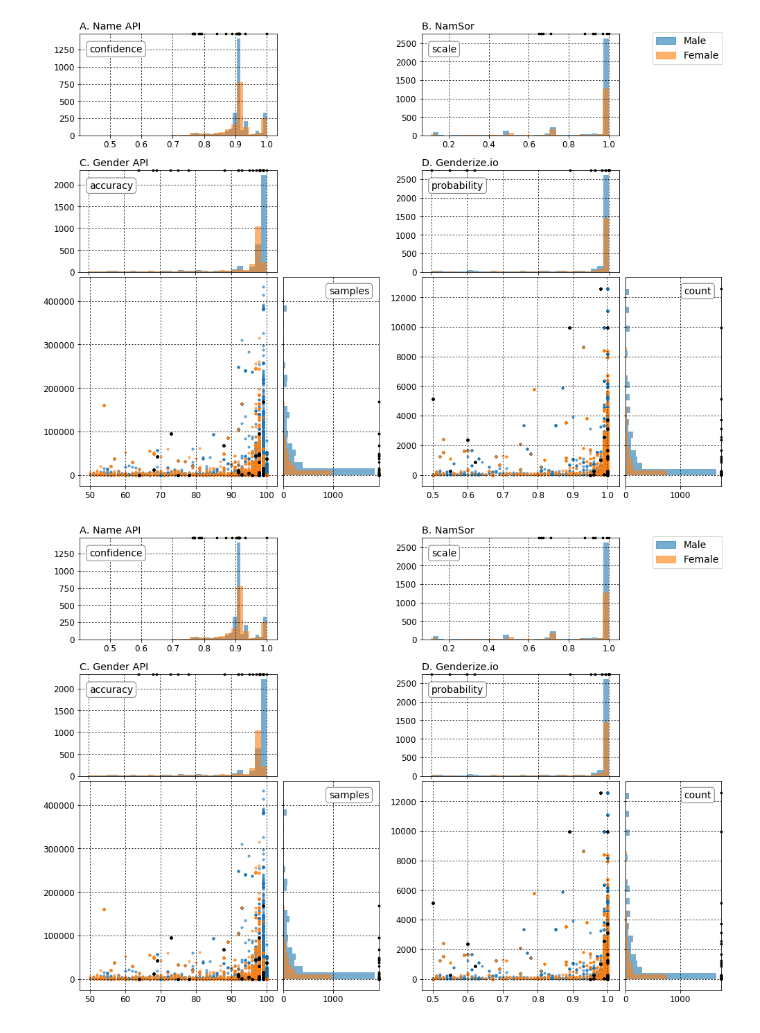
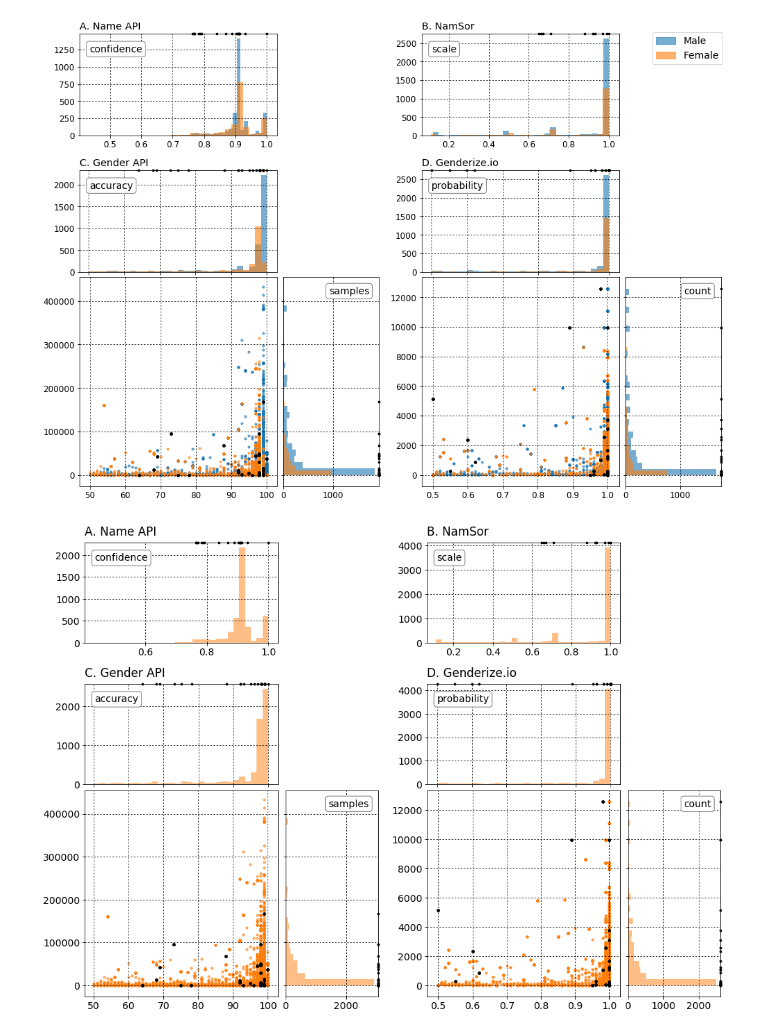
Before and after one commit to GenderGapSTEM-PublicationAnalysis/name_gender_inference, a Jupyter notebook: Plot_parameter_distribution.ipynb, the cells around one changed output. Drawn from its saved outputs; the diff is of its cells as text; code cells hidden in the pictures.

Commit message:
Plot of parameter distribution without f/m split

```diff
--- a/Plot_parameter_distribution.ipynb
+++ b/Plot_parameter_distribution.ipynb
@@ -440,81 +440,66 @@ plt.savefig('paper/submission/parameter_distribution.pdf', bbox_inches='tight')
 # %% [output]
 [figure]
 # %%
-matplotlib.rcParams.update({'font.size': 13})
+matplotlib.rcParams.update({'font.size': 14})
 # %%
 nbins = 30
-alpha = 0.6
-color_m = 'C0'
-color_f = 'C1'
+alpha = 0.5
+color = 'C1'
 color_grid = 'k'
 markersize_grid = 30
 alpha_grid = 1
+raise_title = 1.03
 
 plt.figure(figsize=(14,14));
 mpl = MegaPlot()
 
 # Name API
-mpl.plot_hist(ev1.test_data[ev1.test_data.gender=='m'], ev1.tuning_params[0], 1, bins=nbins, color=color_m,
-              alpha=alpha, leg=False)
-mpl.plot_hist(ev1.test_data[ev1.test_data.gender=='f'], ev1.tuning_params[0], 1, bins=nbins, color=color_f,
+mpl.plot_hist(ev1.test_data, ev1.tuning_params[0], 1, bins=nbins, color=color,
               alpha=alpha, leg=True)
 
 mpl.plot_grid(grid_30_30['names_api'], ev1.tuning_params, 1, color=color_grid, markersize=markersize_grid,
               alpha=alpha_grid, marker='.')
 
-mpl.ax1.set_title('A. Name API', loc='left')
+mpl.ax1.set_title('A. Name API', loc='left', y=raise_title)
 
 # Namsor
-mpl.plot_hist(ev2.test_data[ev2.test_data.gender=='m'], ev2.tuning_params[0], 2, bins=nbins, color=color_m,
-              alpha=alpha, leg=False)
-mpl.plot_hist(ev2.test_data[ev2.test_data.gender=='f'], ev2.tuning_params[0], 2, bins=nbins,
-              color=color_f, alpha=alpha, leg=True)
+mpl.plot_hist(ev2.test_data, ev2.tuning_params[0], 2, bins=nbins, color=color,
+              alpha=alpha, leg=True)
 
-mpl.plot_grid(grid_30_30['namsor'], ev2.tuning_params, 2, color='k', markersize=markersize_grid,
+mpl.plot_grid(grid_30_30['namsor'], ev2.tuning_params, 2, color=color_grid, markersize=markersize_grid,
               alpha=alpha_grid, marker='.')
 
-mpl.ax2.set_title('B. NamSor', loc='left')
+mpl.ax2.set_title('B. NamSor', loc='left', y=raise_title)
 
 # Gender API
-mpl.plot_triple(ev3.test_data[ev3.test_data.gender=='m'], ev3.tuning_params[0], ev3.tuning_params[1], 3, bins=nbins,
-         color=color_m, alpha=alpha, markersize=10, logy=False)
-mpl.plot_triple(ev3.test_data[ev3.test_data.gender=='f'], ev3.tuning_params[0], ev3.tuning_params[1], 3, bins=nbins,
-         color=color_f, alpha=alpha, markersize=10, leg=True, logy=False)
+mpl.plot_triple(ev3.test_data, ev3.tuning_params[0], ev3.tuning_params[1], 3, bins=nbins,
+         color=color, alpha=alpha, markersize=10, leg=True, logy=False)
 
 mpl.plot_grid(grid_30_30['gender_api'], ev3.tuning_params, 3, color=color_grid,
               markersize=markersize_grid*2, alpha=alpha_grid, marker='.')
 
 mpl.plot_grid(grid_30_30['gender_api'], ev3.tuning_params[0:1], (3,2), color=color_grid,
               markersize=markersize_grid, alpha=alpha_grid, marker='.')
 mpl.plot_grid(grid_30_30['gender_api'], ev3.tuning_params[1:2], (3,1), color=color_grid,
               markersize=markersize_grid, alpha=alpha_grid, marker='.')
 
-mpl.ax5.set_title('C. Gender API', loc='left')
+mpl.ax5.set_title('C. Gender API', loc='left', y=raise_title)
 
 # Genderize
-mpl.plot_triple(ev4.test_data[ev4.test_data.gender=='m'], ev4.tuning_params[0], ev4.tuning_params[1], 4, bins=nbins,
-         color=color_m, alpha=alpha, markersize=10, logy=False)
-
-mpl.plot_triple(ev4.test_data[ev4.test_data.gender=='f'], ev4.tuning_params[0], ev4.tuning_params[1], 4, bins=nbins,
-         color=color_f, alpha=alpha, markersize=10, leg=True, logy=False)
+mpl.plot_triple(ev4.test_data, ev4.tuning_params[0], ev4.tuning_params[1], 4, bins=nbins,
+         color=color, alpha=alpha, markersize=10, leg=True, logy=False)
 
 mpl.plot_grid(grid_30_30['genderize_io'], ev4.tuning_params, 4, color=color_grid,
               markersize=markersize_grid*2, alpha=alpha_grid, marker='.')
 
 mpl.plot_grid(grid_30_30['genderize_io'], ev4.tuning_params[0:1], (4,2), color=color_grid,
               markersize=markersize_grid, alpha=alpha_grid, marker='.')
 mpl.plot_grid(grid_30_30['genderize_io'], ev4.tuning_params[1:2], (4,1), color=color_grid,
               markersize=markersize_grid, alpha=alpha_grid, marker='.')
 
-mpl.ax8.set_title('D. Genderize.io', loc='left')
-
-p1 = mpatches.Patch(color=color_m, label='Male', alpha=alpha)
-p2 = mpatches.Patch(color=color_f, label='Female', alpha=alpha)
-
-# Legend Male/Female
-plt.legend(handles=[p1, p2], bbox_to_anchor=[1.55, 2.4], fontsize=14, shadow=False)
+mpl.ax8.set_title('D. Genderize.io', loc='left', y=raise_title)
 
 plt.tight_layout()
 plt.savefig('paper/submission/parameter_distribution.pdf', bbox_inches='tight')
 # %% [output]
-[figure, old version]
+[figure, new version]
```
Also changed, not shown: parts of 2 cells of this notebook.
